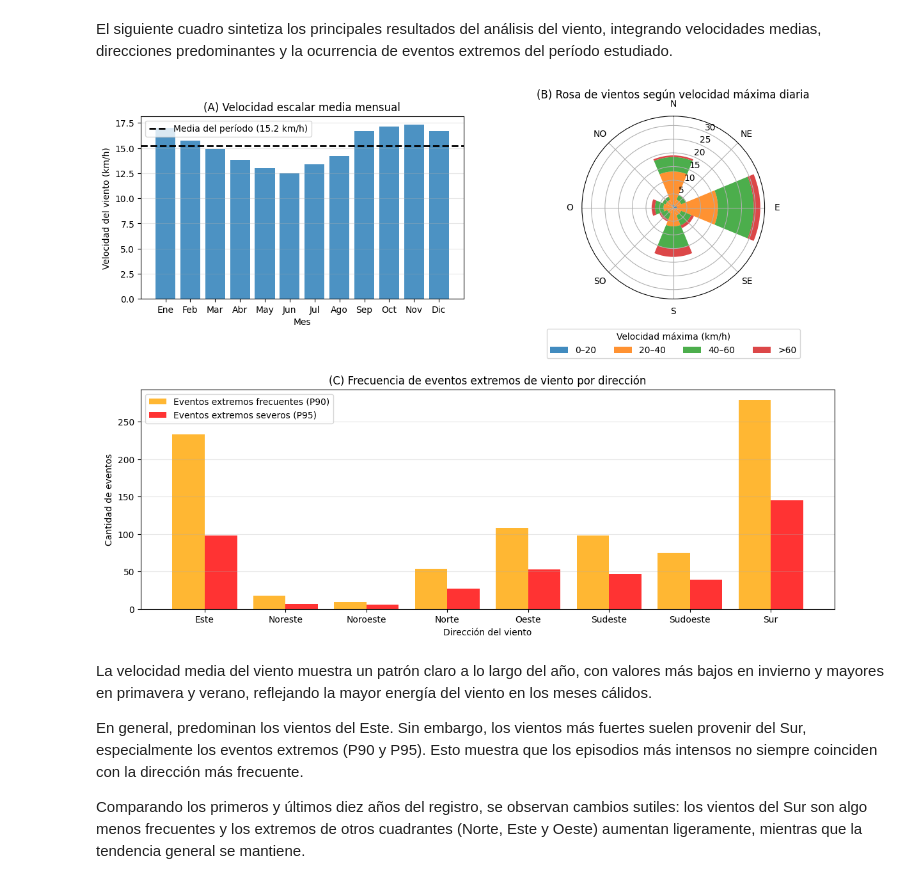
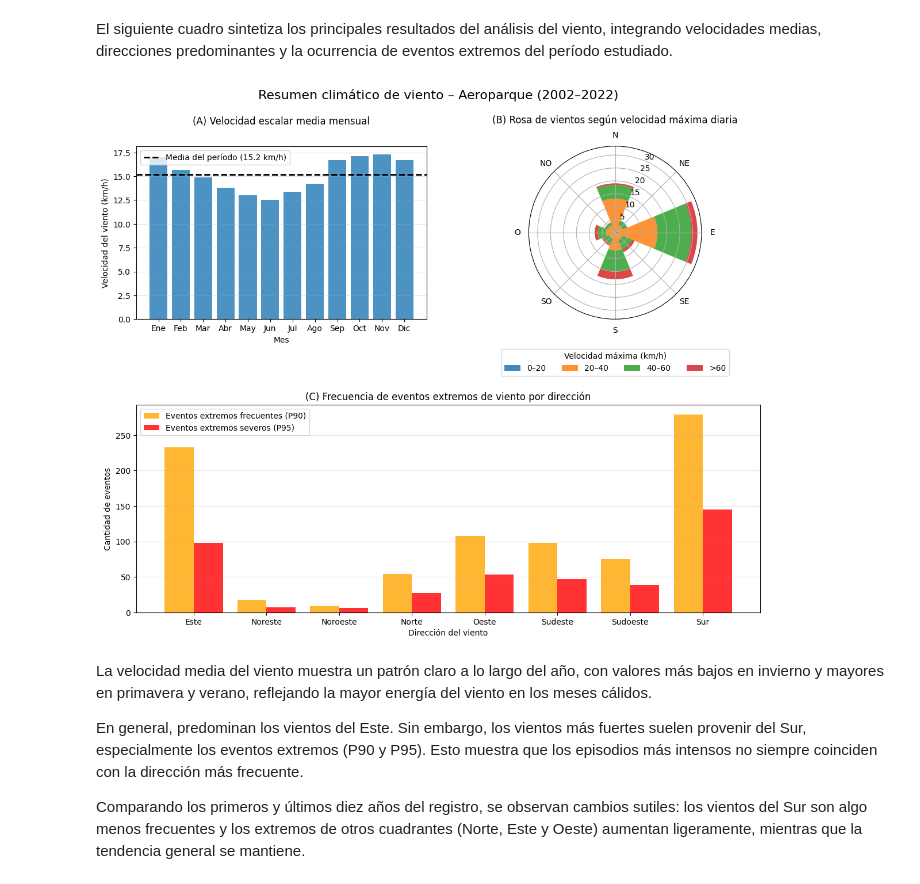
Before and after one commit to joaquin-llarena/analisis-climatico-aeroparque, a Jupyter notebook: notebook/analisis_climatico_aeroparque.ipynb, the cells around one changed output. Saved outputs shown, nothing was run; the diff lists cells and outputs as text; code cells hidden in the pictures.

```diff
--- a/notebook/analisis_climatico_aeroparque.ipynb
+++ b/notebook/analisis_climatico_aeroparque.ipynb
@@ -1112,7 +1109,7 @@ df_viento["clase_vel"] = pd.cut(
 
 tabla_rosa = (
     df_viento
-    .groupby(["direccion_viento", "clase_vel"])
+    .groupby(["direccion_viento", "clase_vel"], observed=False)
     .size()
     .unstack(fill_value=0)
 )
@@ -1754,8 +1749,16 @@ gs = gridspec.GridSpec(
     2, 2,
     height_ratios=[1, 1.2],
     hspace=0.45,
-    wspace=0.15
+    wspace=0.15,
+    top=0.92
 )
+
+fig.suptitle(
+    "Resumen climático de viento – Aeroparque (2002–2022)",
+    fontsize=16,
+    y=1.02
+)
+
 
 # ------------------------------------------------------------
 # Velocidad escalar media mensual
@@ -1778,7 +1781,7 @@ ax1.axhline(
 
 ax1.set_xlabel("Mes")
 ax1.set_ylabel("Velocidad del viento (km/h)")
-ax1.set_title("(A) Velocidad escalar media mensual")
+ax1.set_title("(A) Velocidad escalar media mensual", pad=27)
 
 ax1.set_xticks(viento_medio_mensual.index)
 ax1.set_xticklabels([MESES_NOMBRE[m] for m in viento_medio_mensual.index])
@@ -1813,7 +1816,7 @@ ax2.set_thetagrids(
     labels=["N", "NE", "E", "SE", "S", "SO", "O", "NO"]
 )
 
-ax2.set_title("(B) Rosa de vientos según velocidad máxima diaria", pad=20)
+ax2.set_title("(B) Rosa de vientos según velocidad máxima diaria", pad=10)
 
 ax2.legend(
     title="Velocidad máxima (km/h)",
@@ -1833,35 +1836,34 @@ width = 0.4
 
 ax3.bar(
     x - width/2,
     freq_p90_dir.values,
     width=width,
     label="Eventos extremos frecuentes (P90)",
     color="orange",
     alpha=0.8
 )
 
 ax3.bar(
     x + width/2,
     freq_p95_dir.values,
     width=width,
     label="Eventos extremos severos (P95)",
     color="red",
     alpha=0.8
 )
 
 ax3.set_xticks(x)
 ax3.set_xticklabels(direcciones)
 ax3.set_xlabel("Dirección del viento")
 ax3.set_ylabel("Cantidad de eventos")
 ax3.set_title("(C) Frecuencia de eventos extremos de viento por dirección")
 
 ax3.legend()
 ax3.grid(axis="y", alpha=0.3)
 
-plt.tight_layout()
 plt.show()
 # %% [output]
-[figure, old version]
+[figure, new version]
 # %% [markdown]
 La velocidad media del viento muestra un patrón claro a lo largo del año, con valores más bajos en invierno y mayores en primavera y verano, reflejando la mayor energía del viento en los meses cálidos.
 
```
Also changed, not shown: parts of 9 cells of this notebook.
